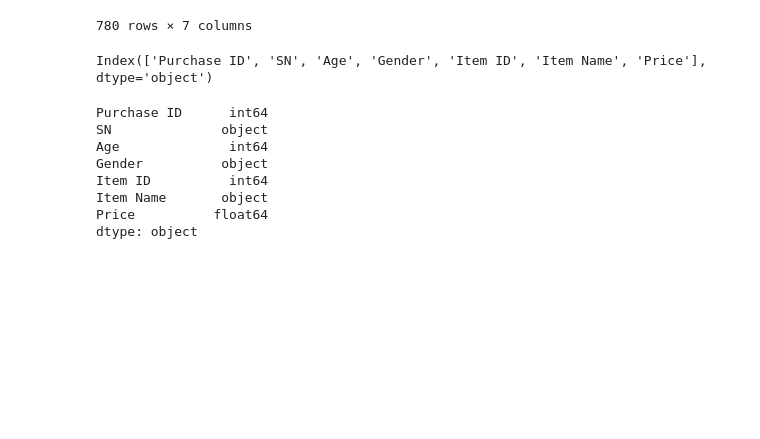
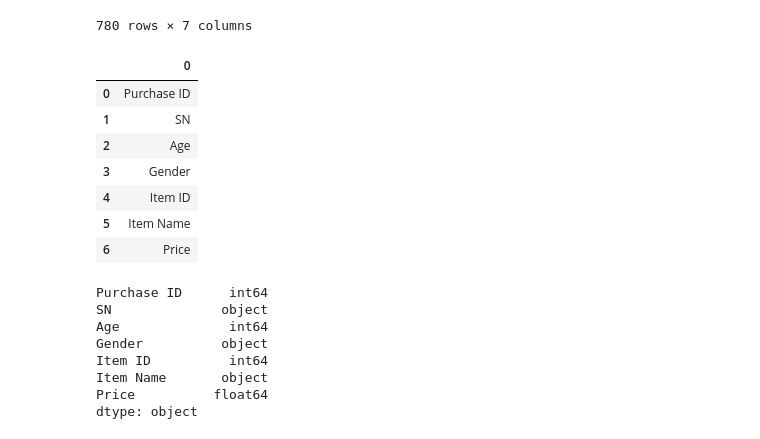
Before and after one commit to SanabuW/pandas-challenge, a Jupyter notebook: HeroesOfPymoli/HeroesOfPymoli_Submission_File.ipynb, the cells around one changed output. Saved outputs shown, nothing was run; the diff lists cells and outputs as text; code cells hidden in the pictures; blank space fills up the shorter version.

```diff
--- a/HeroesOfPymoli/HeroesOfPymoli_Submission_File.ipynb
+++ b/HeroesOfPymoli/HeroesOfPymoli_Submission_File.ipynb
@@ -26,9 +26,17 @@ sourcedf
 780 rows × 7 columns
 # %%
 #list all columns
-sourcedf.columns
+columnsdf = pd.DataFrame(sourcedf.columns)
+columnsdf
 # %% [output]
-Index(['Purchase ID', 'SN', 'Age', 'Gender', 'Item ID', 'Item Name', 'Price'], dtype='object')
+|  | 0 |
+| 0 | Purchase ID |
+| 1 | SN |
+| 2 | Age |
+| 3 | Gender |
+| 4 | Item ID |
+| 5 | Item Name |
+| 6 | Price |
 # %%
 #list data types per column
 sourcedf.dtypes
```
Also changed, not shown: parts of 3 cells of this notebook, 5 other files.
